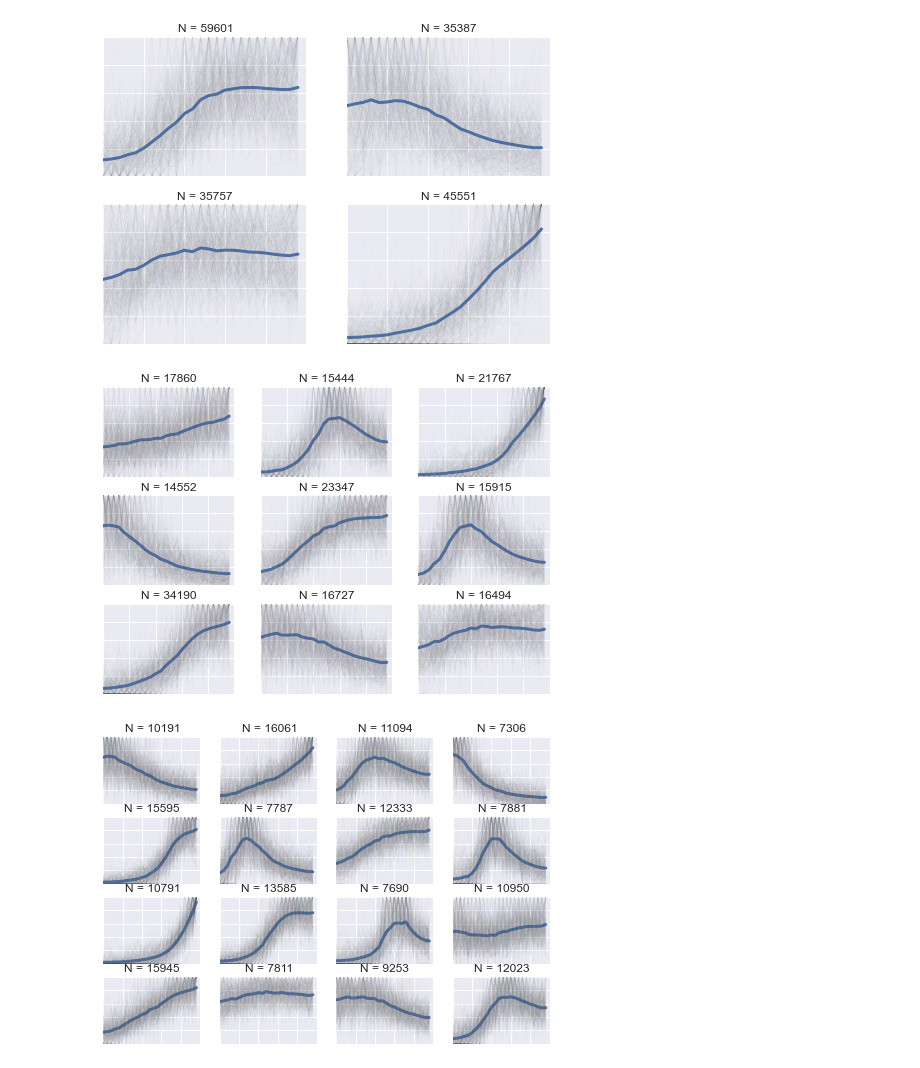
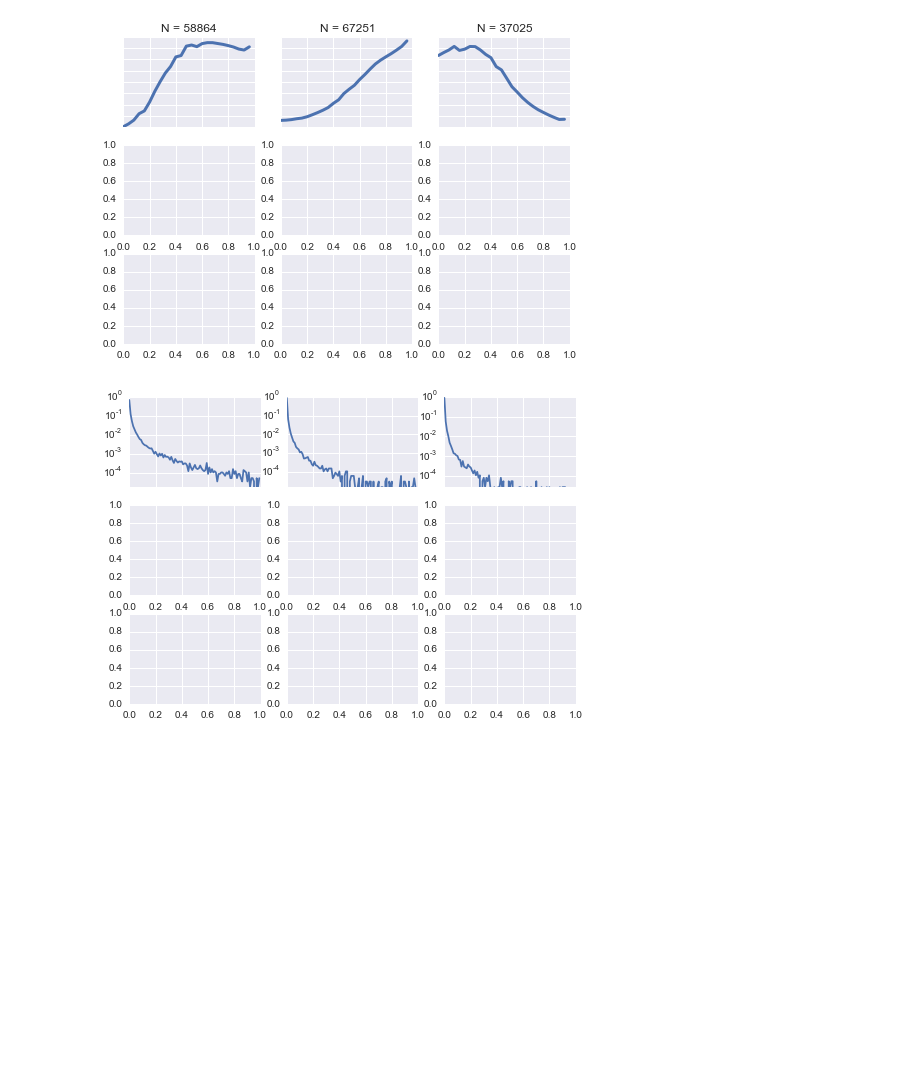
Before and after one commit to jlorince/WoS, a Jupyter notebook: notebooks/Untitled.ipynb, the cells around one changed output. Saved outputs shown, nothing was run; the diff lists cells and outputs as text; code cells hidden in the pictures; blank space fills up the shorter version.

```diff
--- a/notebooks/Untitled.ipynb
+++ b/notebooks/Untitled.ipynb
@@ -16,14 +16,14 @@ from bokeh.models import Circle,BoxSelectTool, BoxZoomTool, LassoSelectTool,Text
 totals_pubs = pd.Series(index=pd.date_range('1950-01-01','2015-12-31',freq='AS',),data=[97529,102475,106673,108515,113949,100346,115704,122845,133961,137311,152292,179267,188095,196106,221271,288753,327167,349344,364851,399384,405709,420089,448565,459029,495345,566369,606671,683684,703905,728908,749425,775628,810977,875161,893747,893536,909200,920189,901468,856502,880419,901808,922010,963477,1015818,1080336,1130853,1159929,1161957,1187808,1205276,1189963,1234480,1270516,1356955,1434957,1495934,1567550,1655220,1716898,1750645,1836125,1913473,2005909,2027312,1809485,])
 totals_refs = pd.Series(index=pd.date_range('1950-01-01','2015-12-31',freq='AS',),data=[862276,913941,991301,1054144,1082894,993625,1132516,1195067,1291857,1390632,1496650,1927193,2030321,2167335,2530307,3071105,3556047,3822576,4197118,4439659,4483020,4909395,5406217,5614448,5994449,6801509,7391424,7858516,8097995,8733158,9155748,9680861,10507381,11104584,11725145,12482330,12384351,12773481,13165658,13524406,14225948,15057108,15906821,16710320,17930450,19381008,21289915,22082648,22865217,23589060,24585765,25072234,26210739,27773579,29654550,31816766,34430852,36991583,40692695,43594503,46666951,50946087,55088628,59408651,62668029,59436898,])
 # %%
-df_refs = pd.read_pickle('/Users/jaredlorince/Desktop/d_pop_refs.pkl')
+# df_refs = pd.read_pickle('/Users/jaredlorince/Desktop/d_pop_refs.pkl')
 df_pubs = pd.read_pickle('/Users/jaredlorince/Desktop/d_pop.pkl')
-df_keywords = pd.read_pickle('/Users/jaredlorince/Desktop/d_pop_keywords.pkl')
+#df_keywords = pd.read_pickle('/Users/jaredlorince/Desktop/d_pop_keywords_lem.pkl')
 # %%
 vc = df_keywords.groupby('keyword')['freq'].sum()
 vc_df = vc[vc>=100].reset_index()
 df_keywords=df_keywords.join(vc_df.set_index('keyword'),on='keyword',how='inner',rsuffix='_')
 # %%
-df_pubs = df_pubs.reset_index().pivot_table(index='date',columns='category',values='uid').fillna(0).ix[:'2015']
-df_refs = df_refs.reset_index().pivot_table(index='date',columns='category',values='cnt').fillna(0).ix[:'2015']
-df_keywords = df_keywords.pivot_table(index='date',columns='keyword',values='freq').fillna(0).ix[:'2015']
+df_pubs = df_pubs.reset_index().pivot_table(index='date',columns='category',values='uid').fillna(0).resample('AS').sum().ix[:'2015']#.ix['1991':'2015']
+#df_refs = df_refs.reset_index().pivot_table(index='date',columns='category',values='cnt').fillna(0).ix['1991':'2015']
+#df_keywords = df_keywords.pivot_table(index='date',columns='keyword',values='freq').fillna(0).ix['1991':'2015']
@@ -112,28 +113,38 @@ interact(update,rawcount=rawcount_select,cumulative=cumulative_select,
 # %%
 new_df = df_keywords.ix['1991':]
+arr_raw = new_df.T.values
 arr = new_df.divide(totals_pubs.reindex(new_df.index.values),axis=0).T.values
 arr_norm = (arr / arr.max(1,keepdims=True))
 # %%
 from sklearn.cluster import KMeans
-
-for n in (4,9,16,25):
+bins = np.linspace(arr_raw.sum(1).min(),arr_raw.sum(1).max(),1000)
+for n in (2,3,4,5):
     kmeans = KMeans(n_clusters=n, random_state=0).fit(arr_norm)
 
     labels = kmeans.labels_
-    rows = int(np.sqrt(n))
-    fig,ax = plt.subplots(rows,rows)
-    af = ax.flat
+    rows = int(math.ceil(np.sqrt(n)))
+    fig,axes = plt.subplots(rows,rows)
+    hist_fig,hist_axes = plt.subplots(rows,rows)
+    af = axes.flat
+    hist_af = hist_axes.flat
     for i,row in enumerate(kmeans.cluster_centers_):
         ax = af.next()
+        ax_hist = hist_af.next()
         ax.plot(row,lw=3)
         ax.set_xticklabels([])
         ax.set_yticklabels([])
+        ax_hist.set_xticklabels([])
+        ax_hist.set_yticklabels([])
         matching = np.where(labels==i)[0]
         ax.set_title('N = {}'.format(len(matching)))
-        rand_sample = np.random.choice(matching,min(500,len(matching)),replace=False)
-        for r in rand_sample:
-            ax.plot(arr_norm[r],lw=0.01)
+        #rand_sample = np.random.choice(matching,min(500,len(matching)),replace=False)
+        vals,_= np.histogram(arr_raw[matching].sum(1),bins=bins)
+        ax_hist.plot((vals/float(vals.sum()))[:100])
+        #ax_hist.set_xscale('log')
+        ax_hist.set_yscale('log')
+        ax_hist.set_ylim(0,1)
+        #for r in rand_sample:
+        #    ax.plot(arr_norm[r],lw=0.01)
 # %% [output]
-[figure, old version]
+[figure, new version]
-[figure, old version]
+[figure, new version]
-[figure, removed]
```
Also changed, not shown: parts of 18 cells of this notebook, 1 other file.
